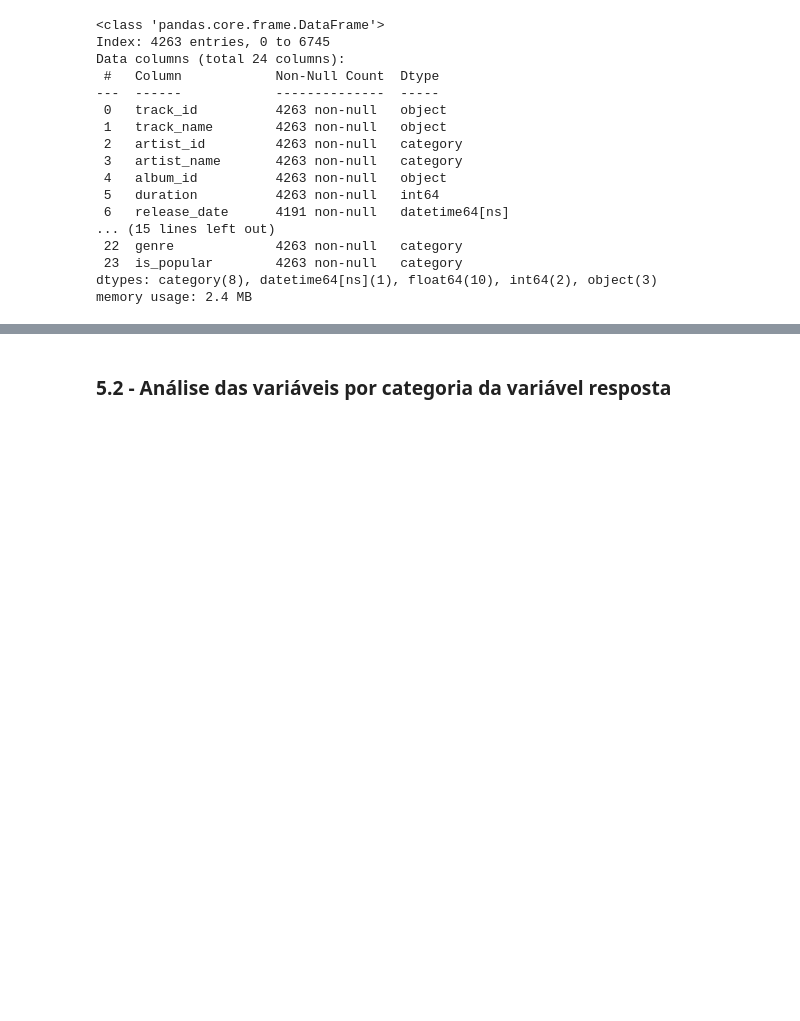
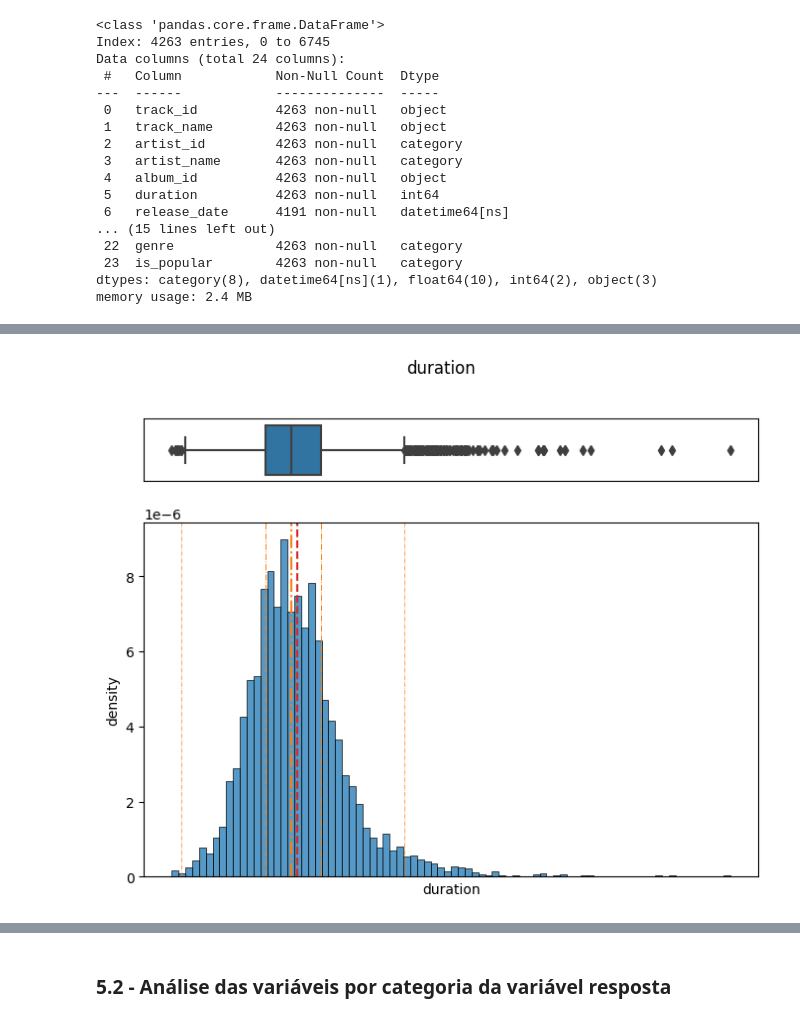
Before and after one commit to Cizika/tiktok-popularity-analysis, a Jupyter notebook: Analise_da_Popularidade_no_TikTok_Univariada.ipynb, the cells around one changed output, grey strips where cells are left out. Cells and saved outputs as stored; diff of their text form; code cells hidden in the pictures; blank space fills up the shorter version.

```diff
--- a/Analise_da_Popularidade_no_TikTok_Univariada.ipynb
+++ b/Analise_da_Popularidade_no_TikTok_Univariada.ipynb
@@ -523,0 +534,4 @@ for (variavel, resultados), axes_row in zip(testes, axes):
+# %%
+fig_duration = plot_continuous(dados_new, name='duration')
+# %% [output]
+[figure, added]
```
Also changed, not shown: parts of 31 cells of this notebook.
